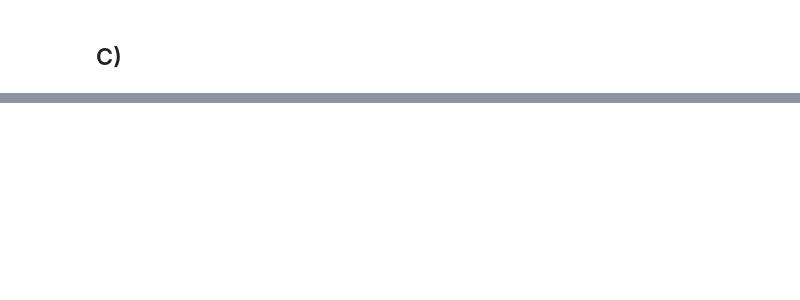
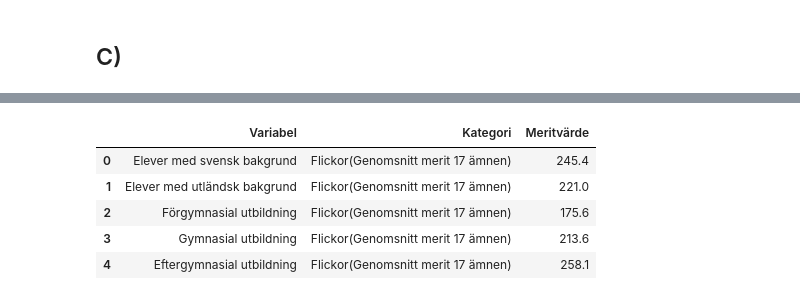
Before and after one commit to MiltonOberg/Python-Milton--sterberg-OPA23, a Jupyter notebook: Laboration2/Labb2.ipynb, the cells around one changed output, grey strips where cells are left out. Cells and saved outputs as stored; diff of their text form; code cells hidden in the pictures; blank space fills up the shorter version.

```diff
--- a/Laboration2/Labb2.ipynb
+++ b/Laboration2/Labb2.ipynb
@@ -283,0 +291,28 @@ df_1b
+# %%
+df_own_variables = pd.concat([df_1b.iloc[10:12], df_1b.iloc[18:23]])
+df_own_variables_melted = pd.melt(
+    df_own_variables,
+    id_vars="Variabel",
+    var_name="Kategori",
+    value_vars={
+        "Totalt(Genomsnitt merit 17 ämnen)",
+        "Flickor(Genomsnitt merit 17 ämnen)",
+        "Pojkar(Genomsnitt merit 17 ämnen)",
+    },
+    value_name="Meritvärde",
+)
+fig = px.bar(
+    df_own_variables_melted,
+    x="Variabel",
+    y="Meritvärde",
+    color= "Kategori"
+)
+fig.show()
+df_own_variables_melted.head()
+# %% [output]
+|  | Variabel | Kategori | Meritvärde |
+| 0 | Elever med svensk bakgrund | Flickor(Genomsnitt merit 17 ämnen) | 245.4 |
+| 1 | Elever med utländsk bakgrund | Flickor(Genomsnitt merit 17 ämnen) | 221.0 |
+| 2 | Förgymnasial utbildning | Flickor(Genomsnitt merit 17 ämnen) | 175.6 |
+| 3 | Gymnasial utbildning | Flickor(Genomsnitt merit 17 ämnen) | 213.6 |
+| 4 | Eftergymnasial utbildning | Flickor(Genomsnitt merit 17 ämnen) | 258.1 |
```
Also changed, not shown: parts of 3 cells of this notebook, 2 other files.
